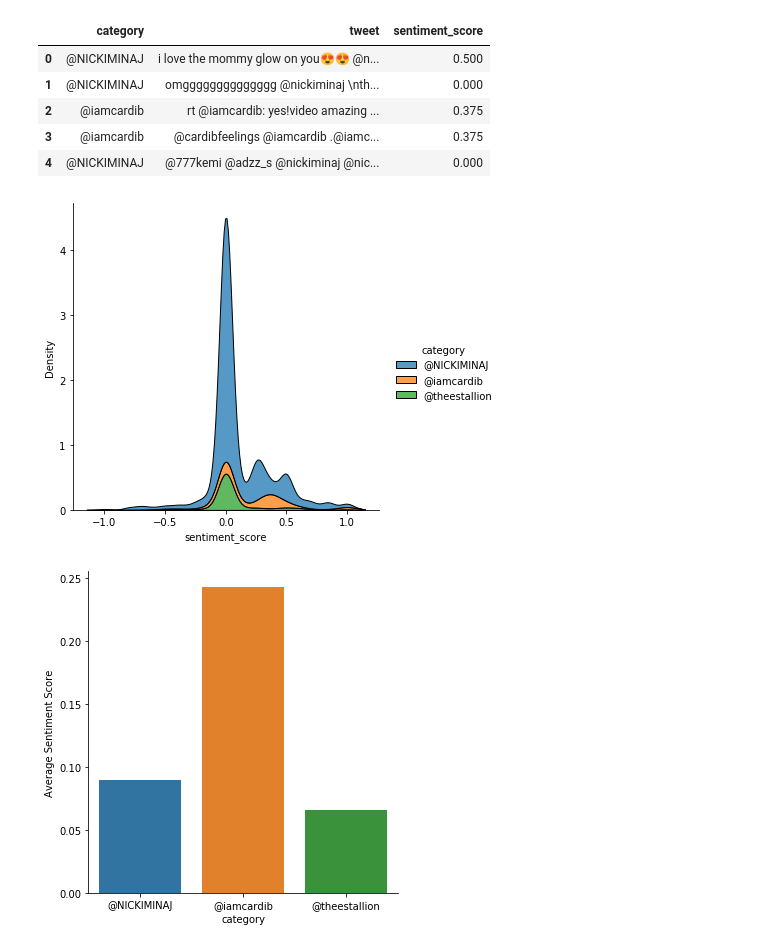
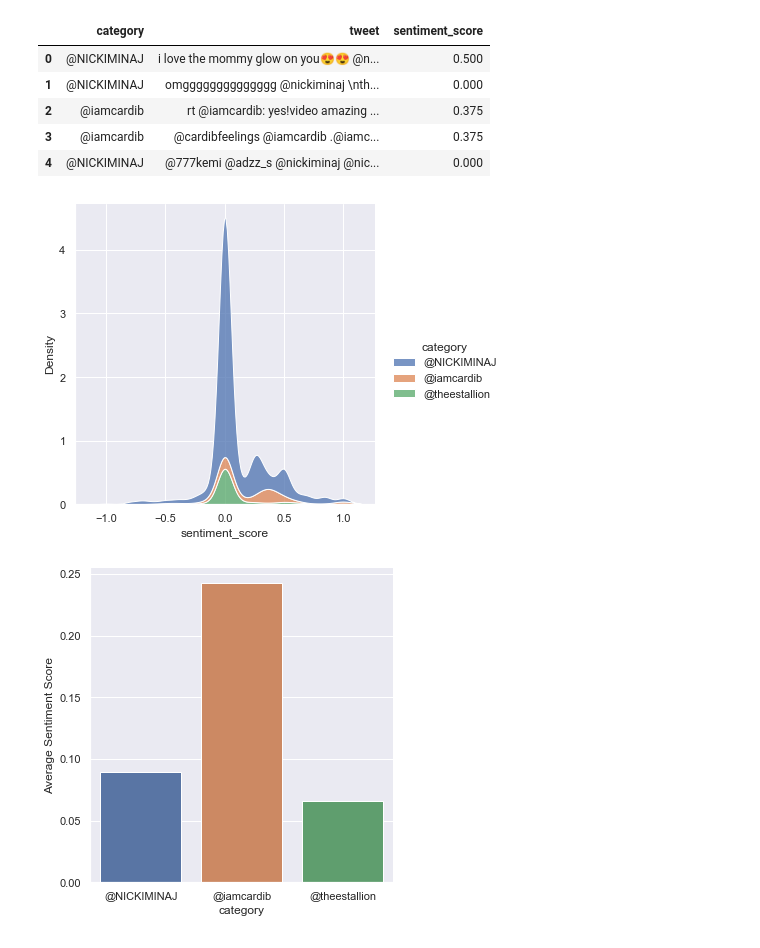
Before and after one commit to Engines-screaming/tweet_miner, a Jupyter notebook: eda/exploration.ipynb, the cells around one changed output. Drawn from its saved outputs; the diff is of its cells as text; code cells hidden in the pictures.

```diff
--- a/eda/exploration.ipynb
+++ b/eda/exploration.ipynb
@@ -24,19 +24,21 @@ df.head()  # preview
 # %%
 # Show distribution of sentiments for each category
 
+sns.set(rc={'figure.figsize':(500, 500)}) # set figure size
+
 sns.displot(data=df, hue='category', x='sentiment_score', kind='kde', multiple='stack')
-plt.savefig("kde_tweets.jpg")
+plt.savefig("../viz/kde_tweets.jpg")
 # %% [output]
-[figure, old version]
+[figure, new version]
 # %%
 # Find average sentiment score of each category
 
 mean = df.groupby('category', as_index=False).mean()
 ax = sns.catplot(data=mean, x='category', y='sentiment_score', kind='bar', ci=None)
 ax.set(ylabel='Average Sentiment Score')
-plt.savefig("avg_sentiment_score.jpg")
+plt.savefig("../viz/avg_sentiment_score.jpg")
 # %% [output]
-[figure, old version]
+[figure, new version]
 # %%
 # Find out the amount of tweets about each category
 
```
Also changed, not shown: parts of 1 cell of this notebook, 3 other files.
